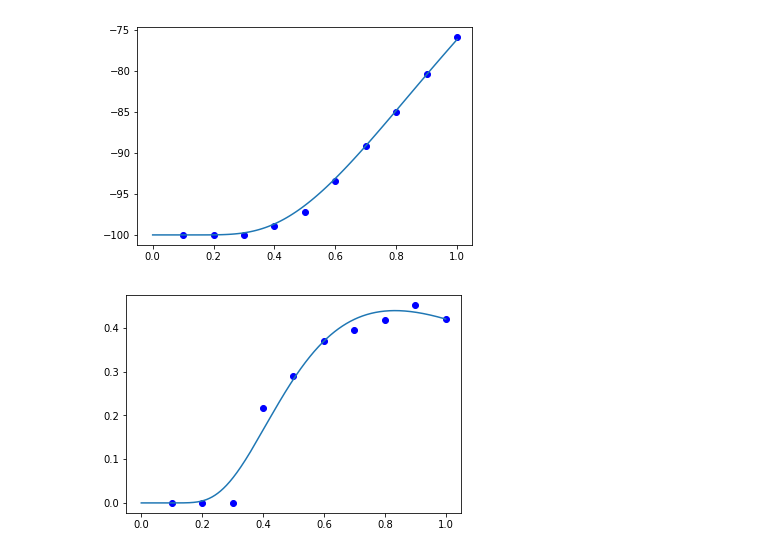
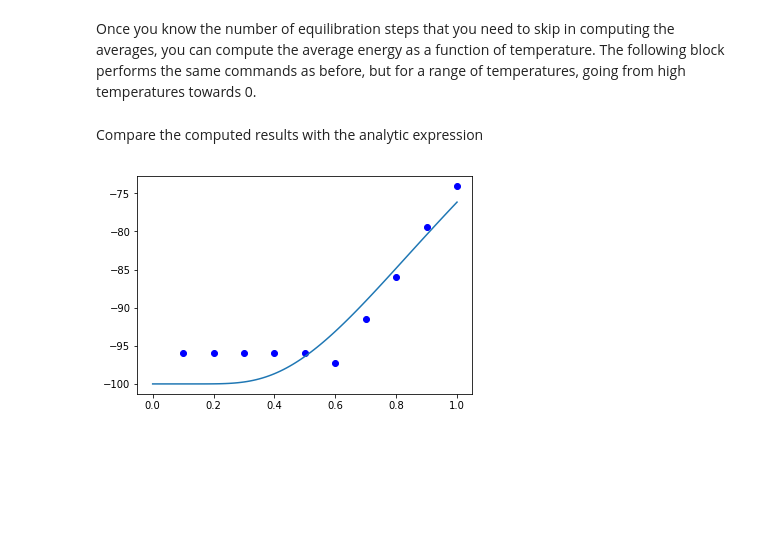
Before and after one commit to UNT-PHYS-6110-Template/Homework_5, a Jupyter notebook: assignment_1.ipynb, the cells around one changed output. Saved outputs shown, nothing was run; the diff lists cells and outputs as text; code cells hidden in the pictures; blank space fills up the shorter version.

```diff
--- a/assignment_1.ipynb
+++ b/assignment_1.ipynb
@@ -24,5 +40,15 @@ def flip_spin(s):
     index=np.random.randint(0,len(s))
     s[index] *= -1
     return s
+# %%
+def analytic_energy(N,J,T_max,n_temperatures):
+    # analytic energy of Ising chain for a range of temparatures
+    temperatures=np.linspace(T_max,1.e-5,n_temperatures+1)
+    return temperatures,-N*np.tanh(J/temperatures)
+#
+def analytic_specificheat(N,J,T_max,n_temperatures):
+    # analytic specific heat of Ising chain for a range of temparatures
+    temperatures=np.linspace(T_max,1.e-5,n_temperatures+1)
+    return temperatures,(J/temperatures)**2/np.cosh(J/temperatures)**2
 # %%
 def montecarlo(s,J,B,T,N,n_steps):
@@ -58,6 +94,19 @@ def montecarlo(s,J,B,T,N,n_steps):
 # %%
-N = 1000
+#
+# set simulation parameters
+#
+N = 100
 J = 1.0 # Arbitrary units (kb=1.0)
 B = 0.0
-T = 0.8 # Temperature will be given in units of kb/J
-n_steps = 100000
+T = 2.0 # Temperature will be given in units of kb/J
+n_steps = 10000
+#
+# perform the simulation
+#
+s = initial('down',N)
+energies,magnetizations,microstates = montecarlo(s,J,B,T,N,n_steps)
+#
+# plot results
+#
+plt.plot(energies)
+plt.show()
@@ -77,17 +134,24 @@ plt.show()
+# %% [markdown]
+Once you know the number of equilibration steps that you need to skip in computing the averages, you can compute the average energy as a function of temperature. The following block performs the same commands as before, but for a range of temperatures, going from high temperatures towards 0.
 # %%
+# global simulation setup
+#
 N = 100
 J = 1.0 # Arbitrary units (kb=1.0)
 B = 0.0
-n_steps=1000000
-n_equilibration=20000
+n_steps=10000 # NOTE: this number can be increased to improve the accuracy of the calculations
+n_equilibration=10 # NOTE: this number needs to be changes, use the number that you estimated above
+#
+# setting up the range of temperatures
 #
 n_temperatures=10
 T_max = 1.
 T_min = 0.
 #
+# initializing the arrays that will hold the results
+#
 temperatures=np.zeros(n_temperatures)
 mean_energies=np.zeros(n_temperatures)
-var_energies=np.zeros(n_temperatures)
 mean_magnetizations=np.zeros(n_temperatures)
 #
 s = initial('random',N)
@@ -95,5 +159,4 @@ for i,T in enumerate(np.linspace(T_max,T_min,n_temperatures,False)):
     energies,magnetizations,microstates = montecarlo(s,J,B,T,N,n_steps)
     temperatures[i]=T
     mean_energies[i]=np.average(energies[n_equilibration:])
-    var_energies[i]=np.var(energies[n_equilibration:])
     s=microstates[-1,:].copy()
@@ -108,12 +163,8 @@ def analytic_1DIsing_specificheat(N,J,T_max,n_temperatures):
+# %% [markdown]
+Compare the computed results with the analytic expression
 # %%
 plt.plot(temperatures,mean_energies,'bo')
-plt.plot(analytic_1DIsing_energy(N,J,T_max,100)[0],analytic_1DIsing_energy(N,J,T_max,100)[1])
+plt.plot(analytic_energy(N,J,T_max,100)[0],analytic_energy(N,J,T_max,100)[1])
 plt.show()
 # %% [output]
-[figure, old version]
+[figure, new version]
-# %%
-plt.plot(temperatures,var_energies/temperatures**2/N,'bo')
-plt.plot(analytic_1DIsing_specificheat(N,J,T_max,1000)[0],analytic_1DIsing_specificheat(N,J,T_max,1000)[1])
-plt.show()
-# %% [output]
-[figure, removed]
```
Also changed, not shown: parts of 12 cells of this notebook.
